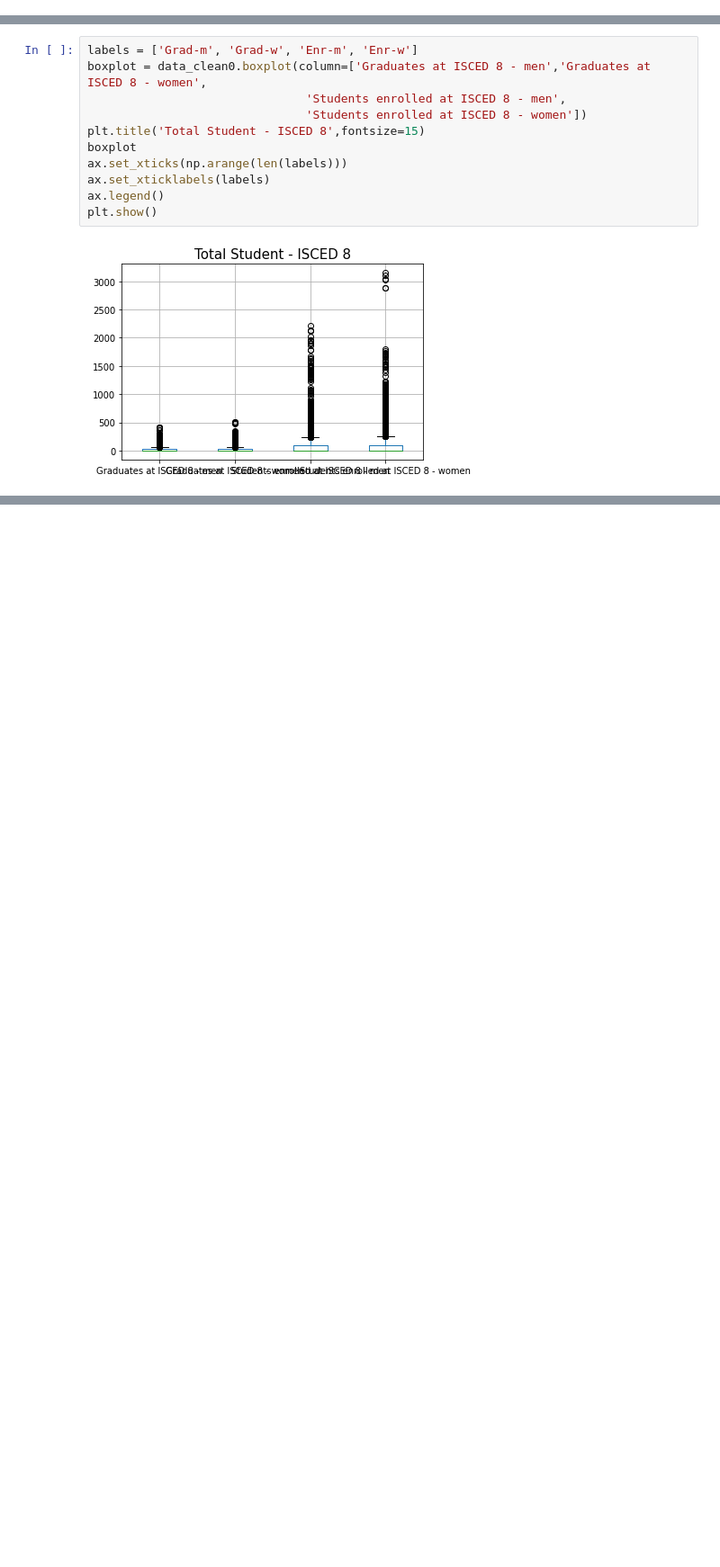
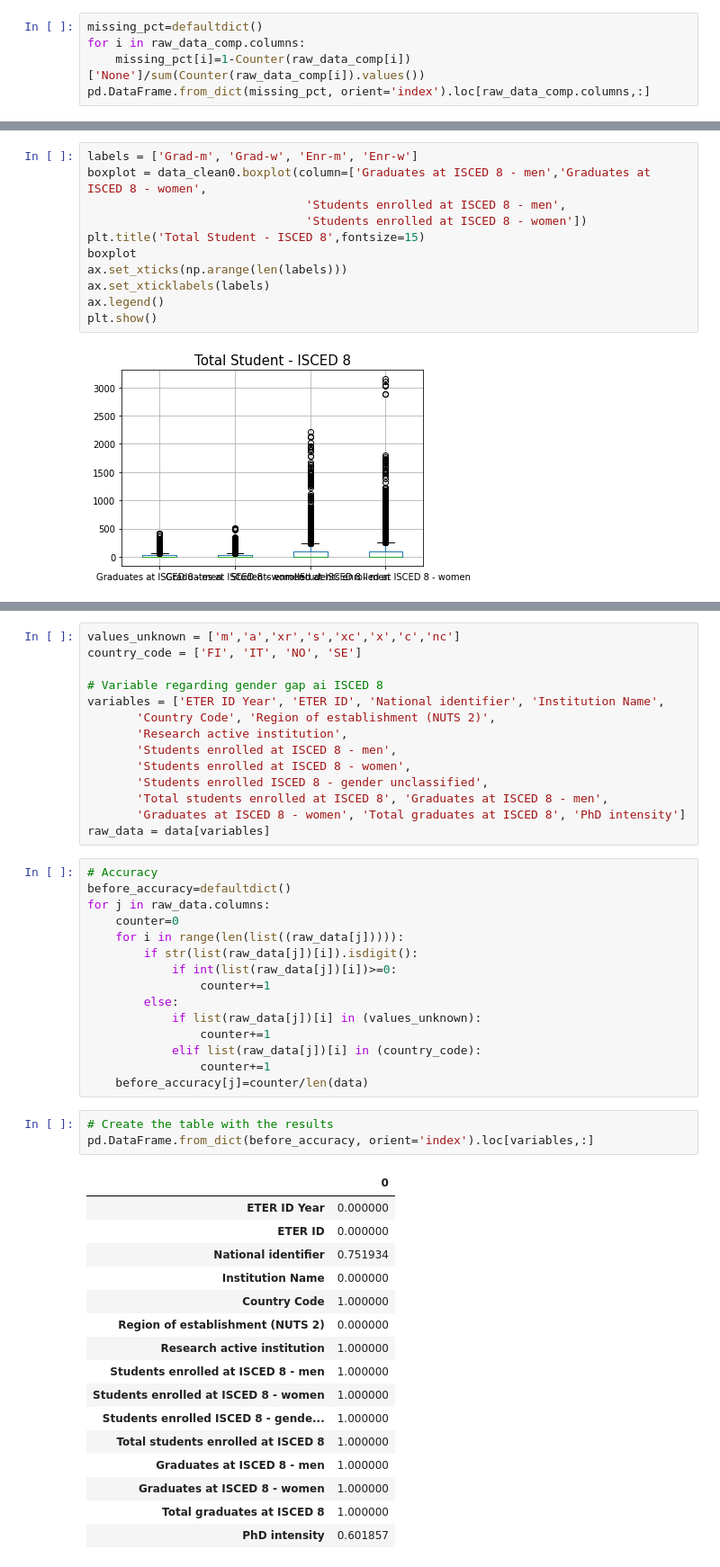
Before and after one commit to robertapassarelli/QME_projectwork, a Jupyter notebook: project_qme.ipynb, the cells around one changed output, grey strips where cells are left out. Shown at 90% size. Saved outputs shown, nothing was run; the diff lists cells and outputs as text; blank space fills up the shorter version.

```diff
--- a/project_qme.ipynb
+++ b/project_qme.ipynb
@@ -67,3 +254,8 @@ set(data_clean0["Country Code"]) # These are the contries considered
+# %%
+missing_pct=defaultdict()
+for i in raw_data_comp.columns:
+    missing_pct[i]=1-Counter(raw_data_comp[i])['None']/sum(Counter(raw_data_comp[i]).values())
+pd.DataFrame.from_dict(missing_pct, orient='index').loc[raw_data_comp.columns,:]
 # %%
 tot_stud_enrolled_men = data_clean0.groupby(['Country Code'])['Students enrolled at ISCED 8 - men'].sum()
 tot_stud_enrolled_wom = data_clean0.groupby(['Country Code'])['Students enrolled at ISCED 8 - women'].sum()
@@ -198,0 +391,49 @@ ValueError: ignored
+# %%
+values_unknown = ['m','a','xr','s','xc','x','c','nc']
+country_code = ['FI', 'IT', 'NO', 'SE']
+
+# Variable regarding gender gap ai ISCED 8
+variables = ['ETER ID Year', 'ETER ID', 'National identifier', 'Institution Name',
+       'Country Code', 'Region of establishment (NUTS 2)',
+       'Research active institution',
+       'Students enrolled at ISCED 8 - men',
+       'Students enrolled at ISCED 8 - women',
+       'Students enrolled ISCED 8 - gender unclassified',
+       'Total students enrolled at ISCED 8', 'Graduates at ISCED 8 - men',
+       'Graduates at ISCED 8 - women', 'Total graduates at ISCED 8', 'PhD intensity']
+raw_data = data[variables]
+# %%
+# Accuracy
+before_accuracy=defaultdict()
+for j in raw_data.columns:
+    counter=0
+    for i in range(len(list((raw_data[j])))):
+        if str(list(raw_data[j])[i]).isdigit():
+            if int(list(raw_data[j])[i])>=0:
+                counter+=1
+        else:
+            if list(raw_data[j])[i] in (values_unknown):
+                counter+=1
+            elif list(raw_data[j])[i] in (country_code):
+                counter+=1
+    before_accuracy[j]=counter/len(data)
+# %%
+# Create the table with the results
+pd.DataFrame.from_dict(before_accuracy, orient='index').loc[variables,:]
+# %% [output]
+|  | 0 |
+| ETER ID Year | 0.000000 |
+| ETER ID | 0.000000 |
+| National identifier | 0.751934 |
+| Institution Name | 0.000000 |
+| Country Code | 1.000000 |
+| Region of establishment (NUTS 2) | 0.000000 |
+| Research active institution | 1.000000 |
+| Students enrolled at ISCED 8 - men | 1.000000 |
+| Students enrolled at ISCED 8 - women | 1.000000 |
+| Students enrolled ISCED 8 - gende... | 1.000000 |
+| Total students enrolled at ISCED 8 | 1.000000 |
+| Graduates at ISCED 8 - men | 1.000000 |
+| Graduates at ISCED 8 - women | 1.000000 |
+| Total graduates at ISCED 8 | 1.000000 |
+| PhD intensity | 0.601857 |
```
Also changed, not shown: parts of 25 cells of this notebook.
